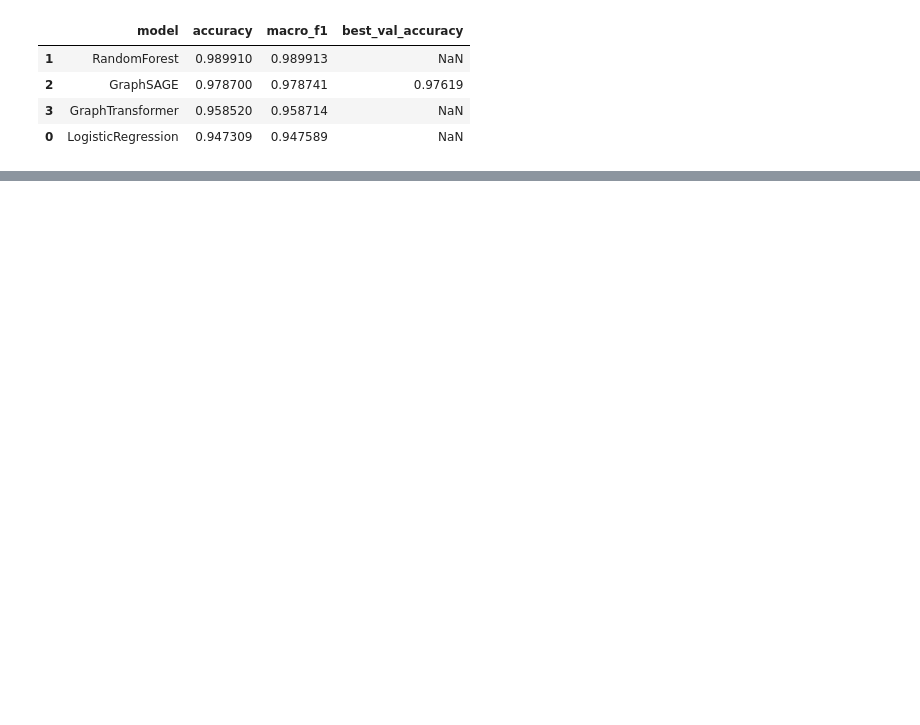
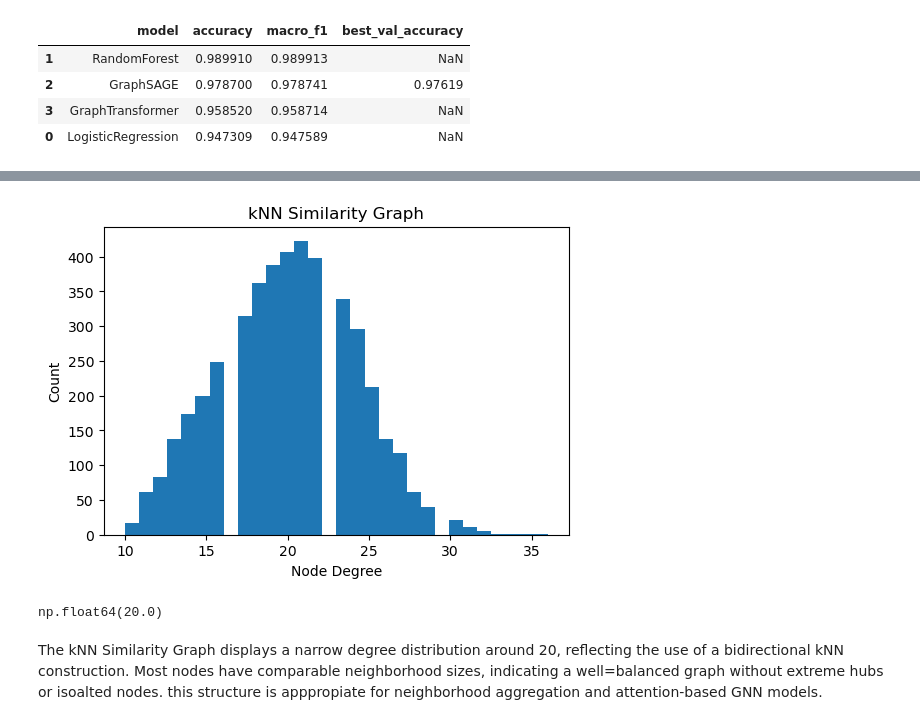
Before and after one commit to dantemallozzi05/cpu-performance-model, a Jupyter notebook: notebooks/eda.ipynb, the cells around one changed output, grey strips where cells are left out. Cells and saved outputs as stored; diff of their text form; code cells hidden in the pictures; blank space fills up the shorter version.

```diff
--- a/notebooks/eda.ipynb
+++ b/notebooks/eda.ipynb
@@ -85,0 +115,19 @@ plt.grid(True)
+# %%
+x = np.load("../data/processed/graph/x.npy")
+edge_index = np.load("../data/processed/graph/i_edge.npy")
+
+num_nodes = x.shape[0]
+
+degs = np.bincount(edge_index[0], minlength=num_nodes)
+# %%
+plt.figure(figsize=(6,4))
+plt.hist(degs, bins=30)
+plt.xlabel("Node Degree")
+plt.ylabel("Count")
+plt.title("kNN Similarity Graph")
+plt.show()
+# %% [output]
+[figure, added]
+np.float64(20.0)
+# %% [markdown]
+The kNN Similarity Graph displays a narrow degree distribution around 20, reflecting the use of a bidirectional kNN construction. Most nodes have comparable neighborhood sizes, indicating a well=balanced graph without extreme hubs or isoalted nodes. this structure is apppropiate for neighborhood aggregation and attention-based GNN models.
```
Also changed, not shown: parts of 8 cells of this notebook.
